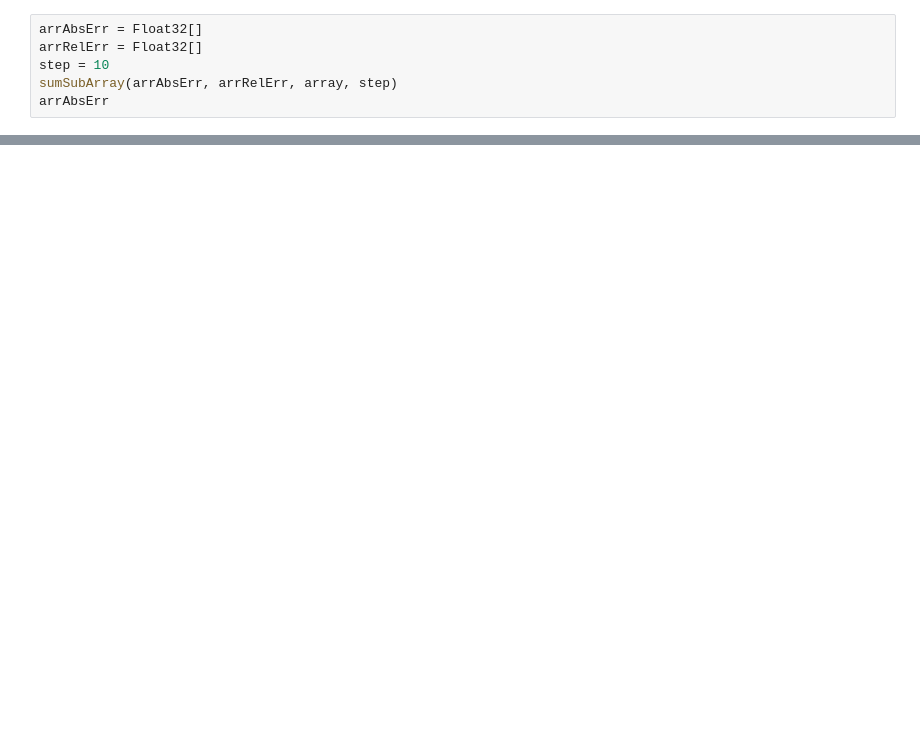
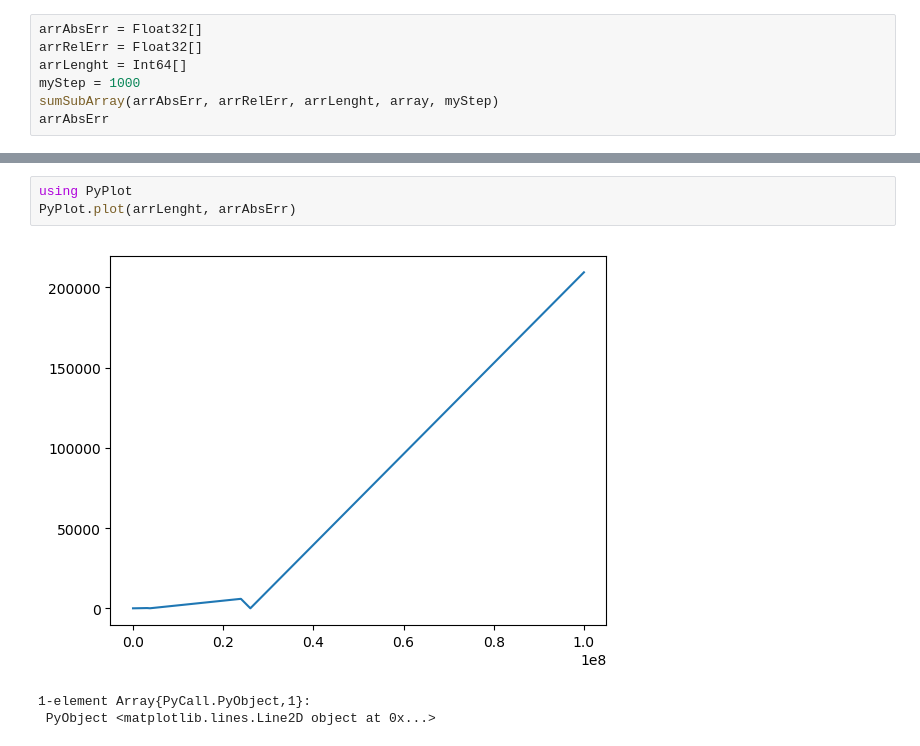
Before and after one commit to k-jano/mownit, a Jupyter notebook: lab1/zad1/Zad1.ipynb, the cells around one changed output, grey strips where cells are left out. Drawn from its saved outputs; the diff is of its cells as text; blank space fills up the shorter version.

Commit message:
Plots added

```diff
--- a/lab1/zad1/Zad1.ipynb
+++ b/lab1/zad1/Zad1.ipynb
@@ -74,7 +91,8 @@ myRelError = relative(mySum, myMult)
 # %%
 arrAbsErr = Float32[]
 arrRelErr = Float32[]
-step = 10
-sumSubArray(arrAbsErr, arrRelErr, array, step)
+arrLenght = Int64[]
+myStep = 1000
+sumSubArray(arrAbsErr, arrRelErr, arrLenght, array, myStep)
 arrAbsErr
 # %% [output]
@@ -105,0 +156,7 @@ arrRelErr
+# %%
+using PyPlot
+PyPlot.plot(arrLenght, arrAbsErr)
+# %% [output]
+[figure, added]
+1-element Array{PyCall.PyObject,1}:
+ PyObject <matplotlib.lines.Line2D object at 0x...>
```
Also changed, not shown: parts of 16 cells of this notebook, 1 other file.
